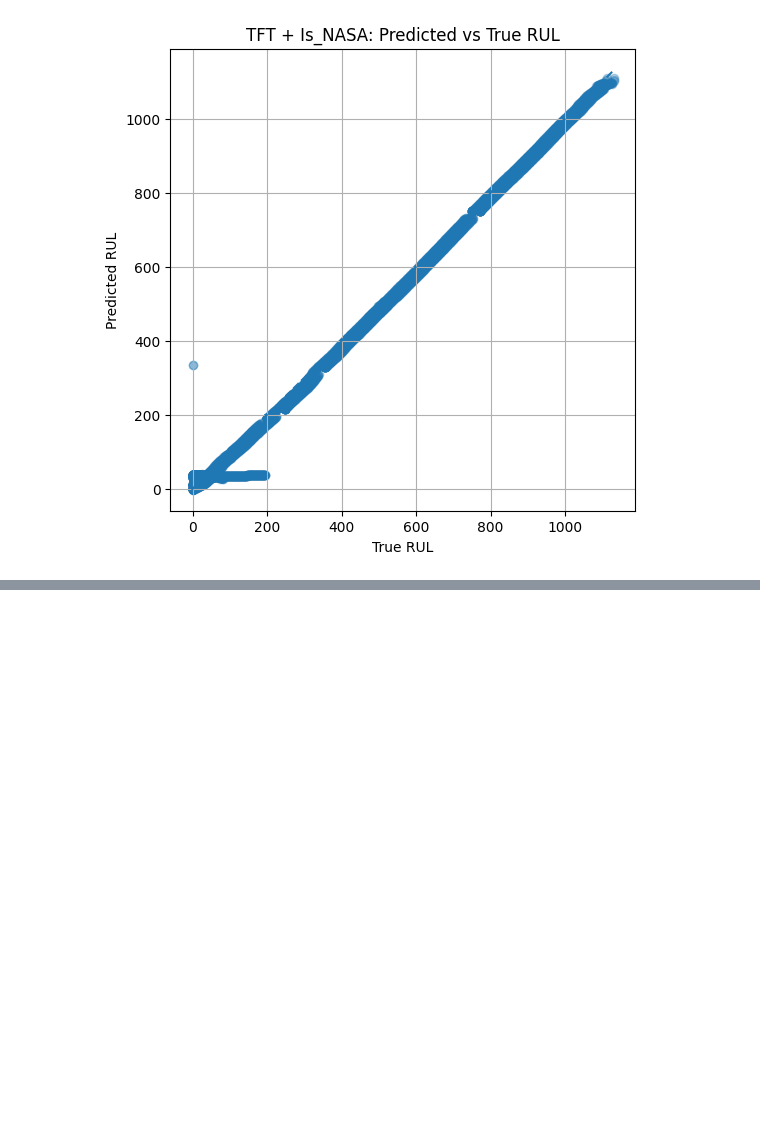
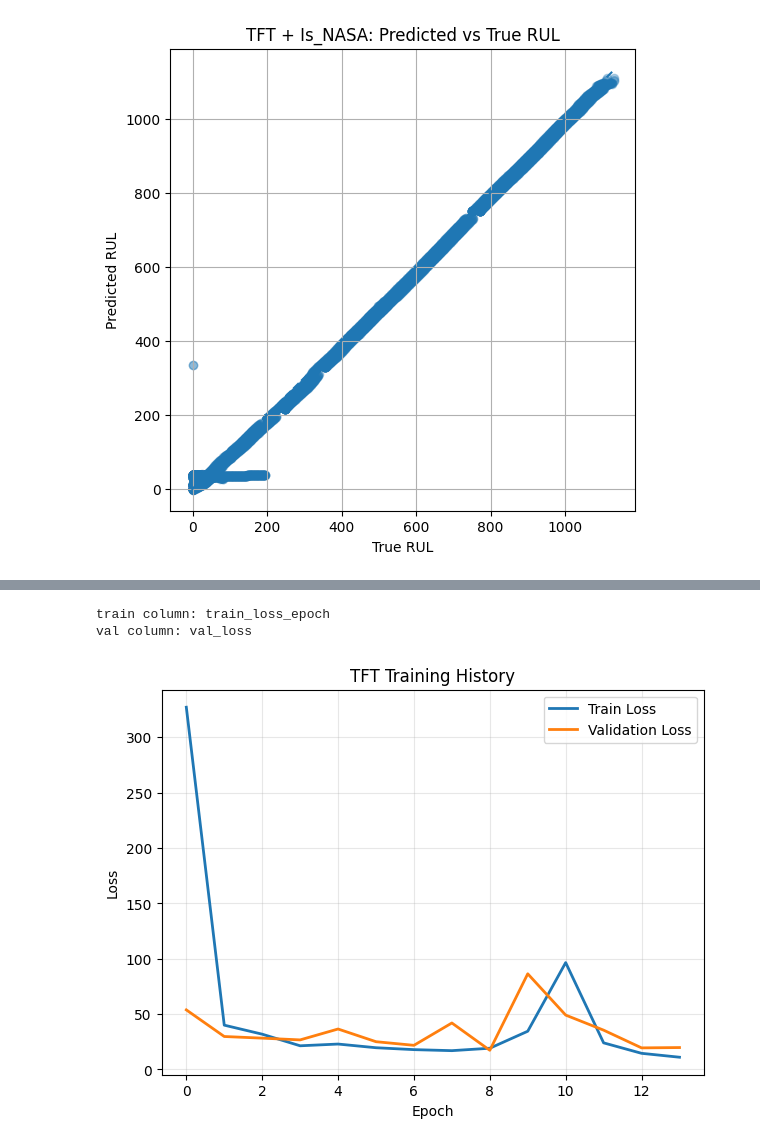
Before and after one commit to jeliang1111/DLProj, a Jupyter notebook: tft.ipynb, the cells around one changed output, grey strips where cells are left out. Drawn from its saved outputs; the diff is of its cells as text; code cells hidden in the pictures; blank space fills up the shorter version.

```diff
--- a/tft.ipynb
+++ b/tft.ipynb
@@ -319,3 +319,12 @@ plt.grid(True)
 plt.show()
 # %% [output]
 [figure]
+# %%
+import os
+import pandas as pd
+
+metrics_path = "/Users/jihyun/Desktop/cmu/Deep Learning/Project/DLProj/lightning_logs/version_0/metrics.csv"
+history_df = pd.read_csv(metrics_path)
+
+print(history_df.head())
+print(history_df.columns.tolist())
@@ -321,0 +346,37 @@ plt.show()
+# %%
+import matplotlib.pyplot as plt
+
+# find likely column names
+train_col = None
+val_col = None
+
+for c in history_df.columns:
+    if c in ["train_loss", "train_loss_epoch", "loss"]:
+        train_col = c
+    if c in ["val_loss", "valid_loss"]:
+        val_col = c
+
+print("train column:", train_col)
+print("val column:", val_col)
+
+train_loss = history_df[["epoch", train_col]].dropna() if train_col is not None else None
+val_loss = history_df[["epoch", val_col]].dropna() if val_col is not None else None
+
+plt.figure(figsize=(7, 5))
+
+if train_loss is not None:
+    plt.plot(train_loss["epoch"], train_loss[train_col], label="Train Loss", linewidth=2)
+
+if val_loss is not None:
+    plt.plot(val_loss["epoch"], val_loss[val_col], label="Validation Loss", linewidth=2)
+
+plt.xlabel("Epoch")
+plt.ylabel("Loss")
+plt.title("TFT Training History")
+plt.legend()
+plt.grid(alpha=0.3)
+plt.show()
+# %% [output]
+train column: train_loss_epoch
+val column: val_loss
+[figure, added]
```
Also changed, not shown: parts of 1 cell of this notebook, 1 other file.
